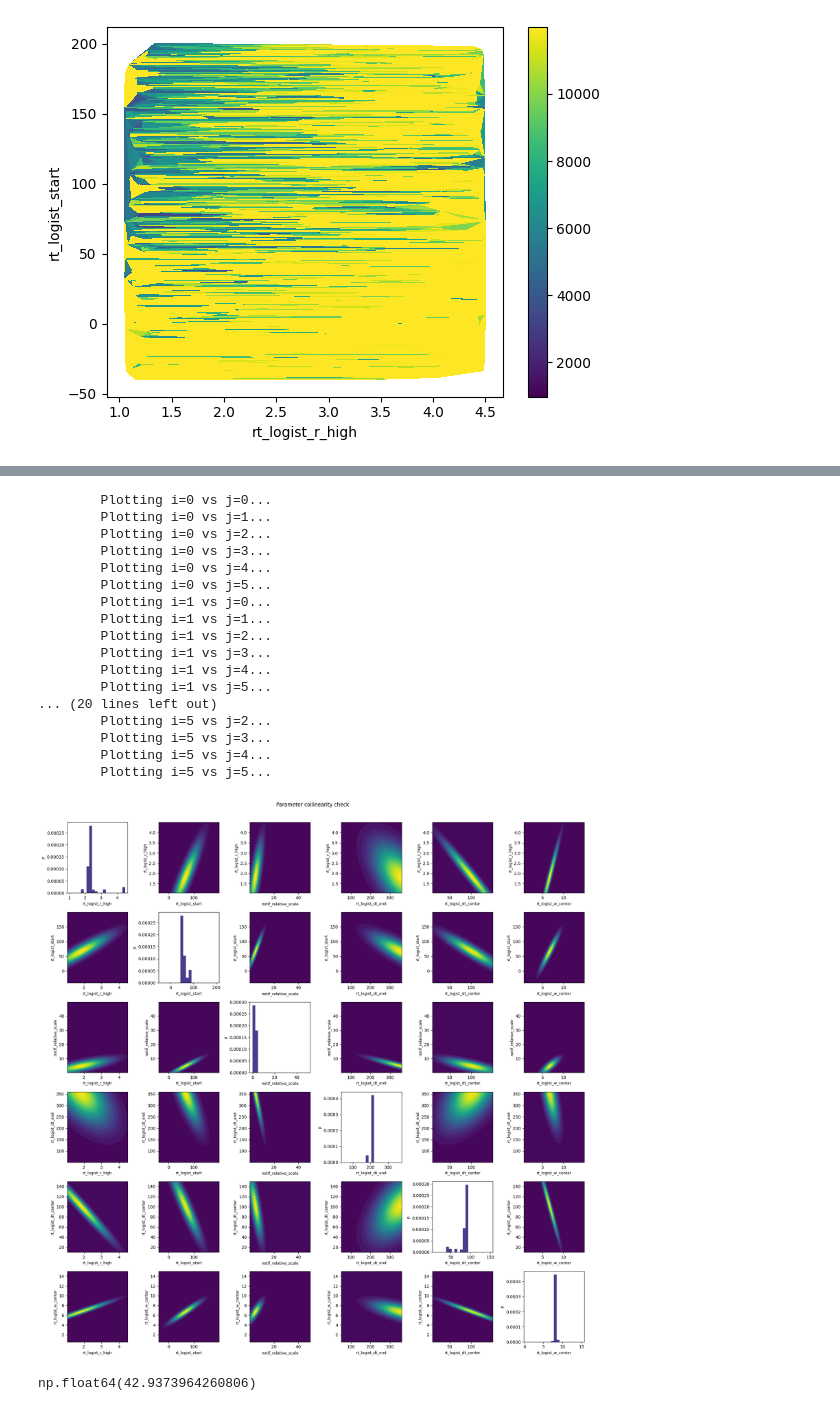
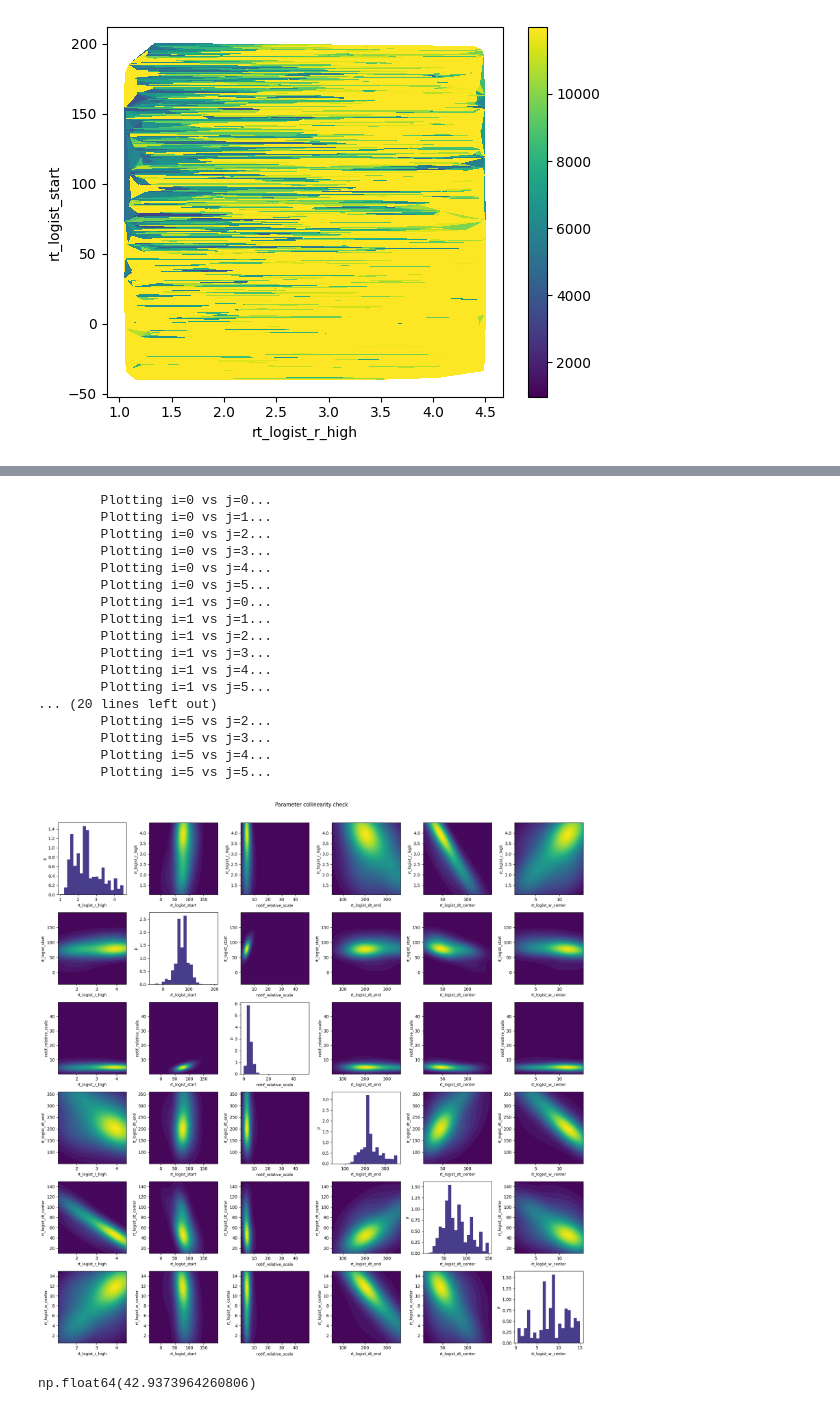
Before and after one commit to InfraMIND-models/3rd_imdc_ifgw_inframind-proteus, a Jupyter notebook: src/prototypes/run_dynamic_model.ipynb, the cells around one changed output, grey strips where cells are left out. Cells and saved outputs as stored; diff of their text form; code cells hidden in the pictures.

```diff
--- a/src/prototypes/run_dynamic_model.ipynb
+++ b/src/prototypes/run_dynamic_model.ipynb
@@ -37,10 +37,10 @@ from inframind_proteus.outbreak_dynamics.utils import (
 
 uf = "SP" #  "SE" # "PI" # "SP"
 year = 2022
-epiweeek_sim_start = 41 - 15   # Mosqlimate: Starts at 41. Add more for TG and warm-up.
+epiweeek_sim_start = 26   # Train data ends at epiweek 25
 epiweek_sim_end = 45
 
-num_simulations = int(2**20)
+num_simulations = int(2**15)
 
 # =================
 
@@ -57,6 +57,7 @@ observations_sr = (
     )
     .set_index("date")["value"]
 )
+
 
 # --- Simulation setup
 config_dict = load_yaml_dict(Path("../../configs/prototype_run_dynamic_model.yaml"))
@@ -77,6 +78,17 @@ config.temporal.calibration_start = epiweek_to_date(100 * year + 41)  # Mosqlima
 config.temporal.calibration_end = epiweek_to_date(100 * (year + 1) + 40)  # Mosqlimate instructions
 config.temporal.zero_date = config.temporal.calibration_start
 
+# === Pre-sampling prototype
+# --- Fetch incidence at pre-simulation phase
+presamp_start_date = config.temporal.sim_start - pd.Timedelta(simulator._gt_max_steps, unit="W")
+presamp_end_date = config.temporal.sim_start - pd.Timedelta(1, unit="W")
+
+# Observation series at the pre-sampling window
+presamp_obs_sr = observations_sr.loc[presamp_start_date:presamp_end_date]
+config.notif_scaling_factor
+
+#
+# presamp_obs_sr.mean()
 
 
 # --- Build auxiliary data frames for simulations
@@ -345,8 +354,8 @@ sampled_param_names = list(config.sampling.param_ranges.keys())
 # df["rel_likelihood"] = np.exp(df["rel_loglikelihood"])
 # # hhmmmmmmm.... the loglikelihood is WAY too sensitive. When exponentiated, the best simulation is way above the others.
 
-# --- Possible Solution: "Tempered posteriors" - Divide loglikelihood by a "temperature" to reduce sensitivity. This is equivalent to raising the likelihood to the power of 1/temperature, which flattens the distribution.
-loglikelihood_temperature = 10**(2.5)
+# --- Exponentiate likelihood with "Tempered posteriors" - Divide loglikelihood by a "temperature" to reduce sensitivity. This is equivalent to raising the likelihood to the power of 1/temperature, which flattens the distribution.
+loglikelihood_temperature = 10**(3.5)
 df["temp_loglikelihood"] = df["nb_loglikelihood"] / loglikelihood_temperature
 df["rel_temp_loglikelihood"] = df["temp_loglikelihood"] - df["temp_loglikelihood"].max()  # Displace by max
 # df.loc[df["rel_temp_loglikelihood"] <= np.log(1E-3), "rel_temp_loglikelihood"] = -np.inf  # Set to zero likelihood less than 1000 the max
@@ -363,7 +372,7 @@ def my_prior_01(_df: pd.DataFrame):
 
     if "notif_relative_scale" in _df.columns:
         _p *= _gauss(_df["notif_relative_scale"], mu=5.0, sigma=3.0)
-
+    #
     if "rt_logist_w_center" in _df.columns:
         _p *= _gauss(_df["rt_logist_w_center"], mu=8.0, sigma=0.2)
 
@@ -374,7 +383,6 @@ def my_prior_01(_df: pd.DataFrame):
         # Enforce that dt_end > dt_center
         if "rt_logist_dt_end" in _df.columns:
             _p[_df["rt_logist_dt_end"] <= _df["rt_logist_dt_center"]] = 0.0
-
 
     return _p
 
@@ -394,7 +402,8 @@ with plt.rc_context():
         ax: plt.Axes = axes[i_param]
         sr = bayesian_df[param_name]
         weights = bayesian_df["rel_posterior"]
-        ax.hist(sr, weights=weights, bins=20, color="darkslateblue")
+        # ax.hist(sr, weights=weights, bins=20, color="darkslateblue")
+        ax.hist(sr, weights=weights, color="darkslateblue")
         ax.set_xlabel(f"{param_name}")
         ax.set_ylabel("Weighted frequency")
 
@@ -407,7 +416,7 @@ with plt.rc_context():
 # NOTE: This plot takes a little while to render, due to the KDE calculations. Control the sample n to increase/decrease load.
 
 # --- Sub-sample the dataframe for plotting (to reduce plot load)
-bayes_small_df: pd.DataFrame = bayesian_df.sample(n=2000, replace=True, random_state=42)
+bayes_small_df: pd.DataFrame = bayesian_df.sample(n=5000, replace=True, random_state=42)
 
 with plt.rc_context():
     n_params = len(sampled_param_names)
@@ -431,6 +440,7 @@ with plt.rc_context():
 
                 # # Off-diagonal: KDE contour
                 df = bayes_small_df
+                # df = bayesian_df
                 x, y = df[param_j], df[param_i]
                 values = np.vstack([x, y])
                 kde = gaussian_kde(values, weights=df["rel_posterior"])
@@ -446,34 +456,34 @@ with plt.rc_context():
             ax.set_ylabel("p" if i == j else param_i, fontsize=9)
 
             # # Axis labels only on the outer edges
             # if i == n_params - 1:
             #     ax.set_xlabel(param_j, fontsize=9)
             # if j == 0:
             #     ax.set_ylabel(param_i, fontsize=9)
 
 
     fig.suptitle("Parameter collinearity check", y=1.01)
     plt.tight_layout()
     display(fig)
 # %% [output]
         Plotting i=0 vs j=0...
         Plotting i=0 vs j=1...
         Plotting i=0 vs j=2...
         Plotting i=0 vs j=3...
         Plotting i=0 vs j=4...
         Plotting i=0 vs j=5...
         Plotting i=1 vs j=0...
         Plotting i=1 vs j=1...
         Plotting i=1 vs j=2...
         Plotting i=1 vs j=3...
         Plotting i=1 vs j=4...
         Plotting i=1 vs j=5...
 ... (20 lines left out)
         Plotting i=5 vs j=2...
         Plotting i=5 vs j=3...
         Plotting i=5 vs j=4...
         Plotting i=5 vs j=5...
-[figure, old version]
+[figure, new version]
 # %%
 df = bayesian_df
 
```
Also changed, not shown: parts of 3 cells of this notebook, 2 other files.
